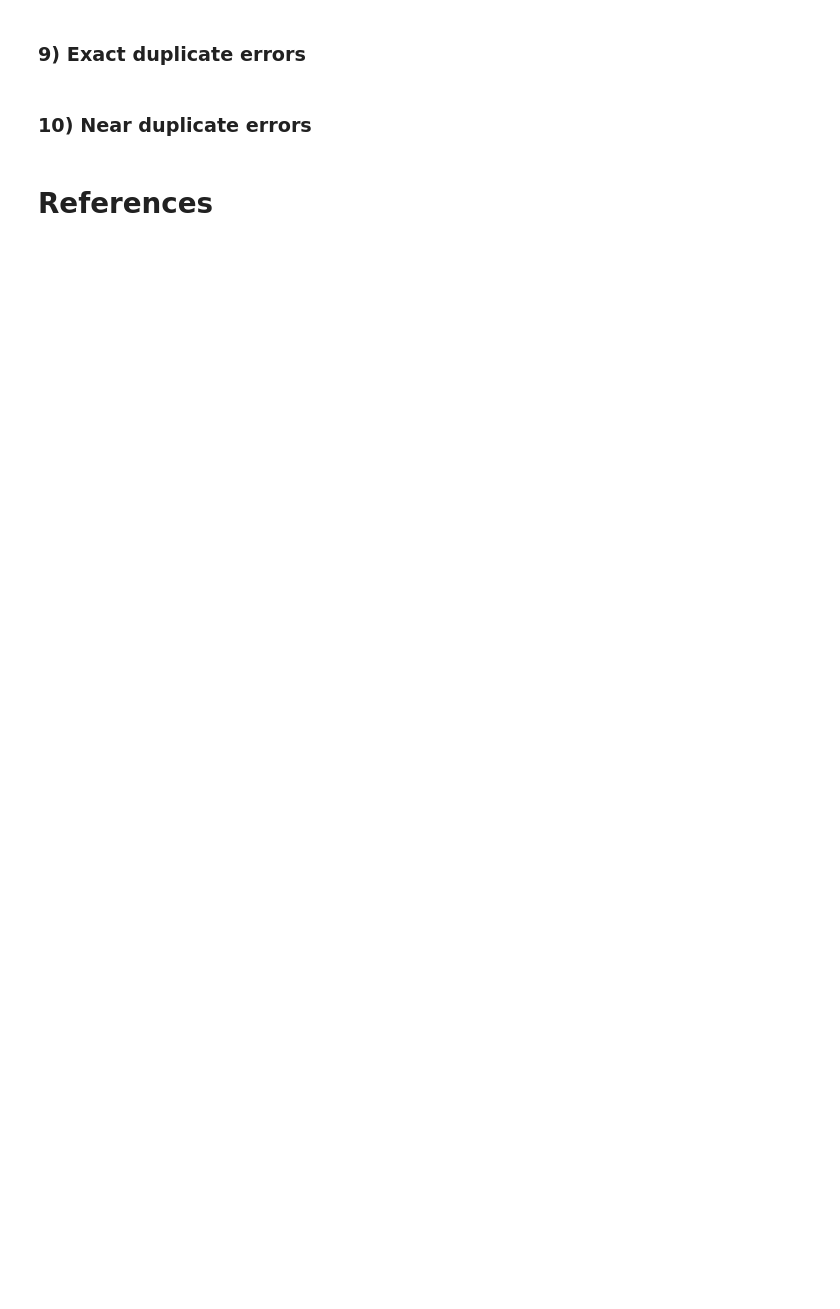
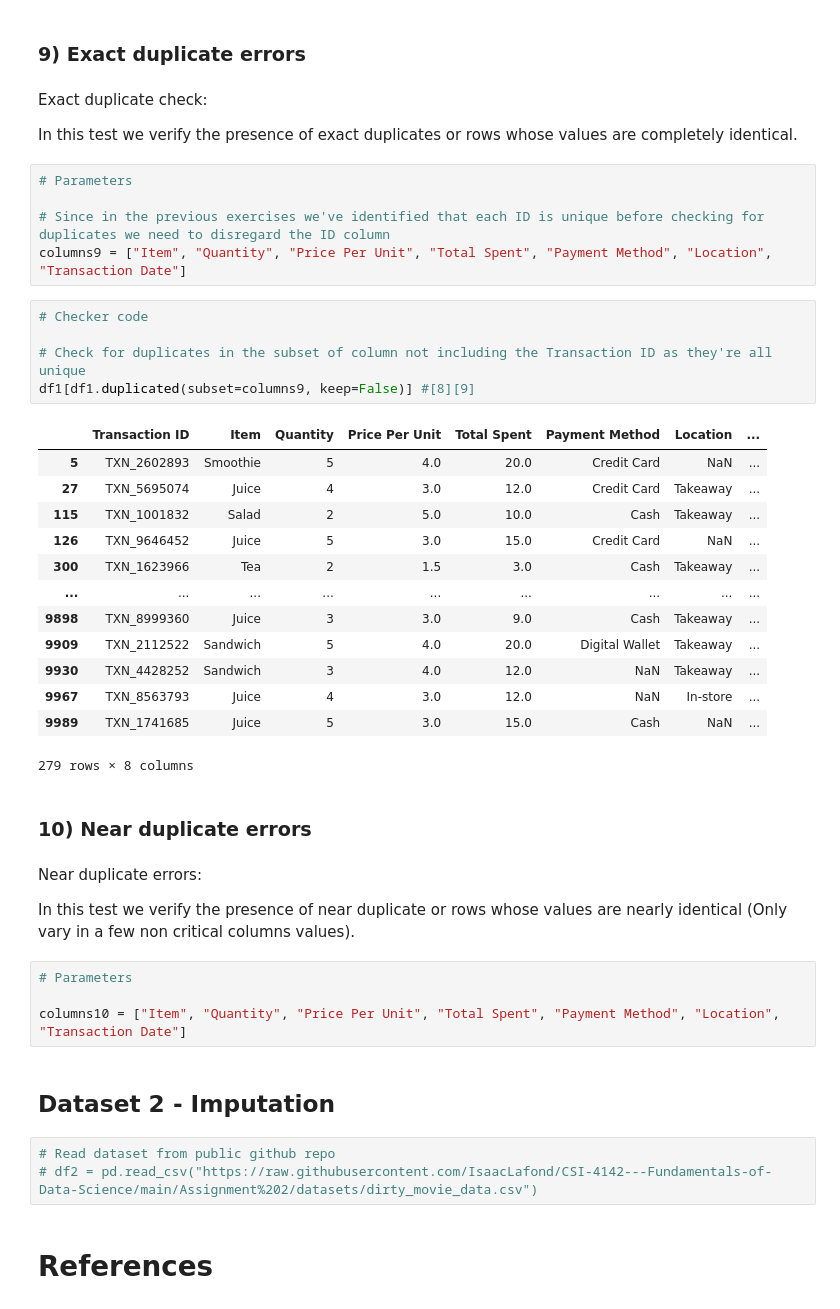
Before and after one commit to IsaacLafond/CSI-4142---Fundamentals-of-Data-Science, a Jupyter notebook: Assignment 2/assignment2.ipynb, the cells around one changed output. Cells and saved outputs as stored; diff of their text form; blank space fills up the shorter version.

Commit message:
clean data checks 1-9

```diff
--- a/Assignment 2/assignment2.ipynb
+++ b/Assignment 2/assignment2.ipynb
@@ -134,7 +350,48 @@ df_filtered
 # %% [markdown]
 ### **9) Exact duplicate errors**
+# %% [markdown]
+Exact duplicate check:
+
+In this test we verify the presence of exact duplicates or rows whose values are completely identical.
+# %%
+# Parameters
+
+# Since in the previous exercises we've identified that each ID is unique before checking for duplicates we need to disregard the ID column
+columns9 = ["Item", "Quantity", "Price Per Unit", "Total Spent", "Payment Method", "Location", "Transaction Date"]
+# %%
+# Checker code
+
+# Check for duplicates in the subset of column not including the Transaction ID as they're all unique
+df1[df1.duplicated(subset=columns9, keep=False)] #[8][9]
+# %% [output]
+|  | Transaction ID | Item | Quantity | Price Per Unit | Total Spent | Payment Method | Location | ... |
+| 5 | TXN_2602893 | Smoothie | 5 | 4.0 | 20.0 | Credit Card | NaN | ... |
+| 27 | TXN_5695074 | Juice | 4 | 3.0 | 12.0 | Credit Card | Takeaway | ... |
+| 115 | TXN_1001832 | Salad | 2 | 5.0 | 10.0 | Cash | Takeaway | ... |
+| 126 | TXN_9646452 | Juice | 5 | 3.0 | 15.0 | Credit Card | NaN | ... |
+| 300 | TXN_1623966 | Tea | 2 | 1.5 | 3.0 | Cash | Takeaway | ... |
+| ... | ... | ... | ... | ... | ... | ... | ... | ... |
+| 9898 | TXN_8999360 | Juice | 3 | 3.0 | 9.0 | Cash | Takeaway | ... |
+| 9909 | TXN_2112522 | Sandwich | 5 | 4.0 | 20.0 | Digital Wallet | Takeaway | ... |
+| 9930 | TXN_4428252 | Sandwich | 3 | 4.0 | 12.0 | NaN | Takeaway | ... |
+| 9967 | TXN_8563793 | Juice | 4 | 3.0 | 12.0 | NaN | In-store | ... |
+| 9989 | TXN_1741685 | Juice | 5 | 3.0 | 15.0 | Cash | NaN | ... |
+279 rows × 8 columns
 # %% [markdown]
 ### **10) Near duplicate errors**
+# %% [markdown]
+Near duplicate errors:
+
+In this test we verify the presence of near duplicate or rows whose values are nearly identical (Only vary in a few non critical columns values).
+# %%
+# Parameters
+
+columns10 = ["Item", "Quantity", "Price Per Unit", "Total Spent", "Payment Method", "Location", "Transaction Date"]
+# %% [markdown]
+## **Dataset 2 - Imputation**
+# %%
+# Read dataset from public github repo
+# df2 = pd.read_csv("https://raw.githubusercontent.com/IsaacLafond/CSI-4142---Fundamentals-of-Data-Science/main/Assignment%202/datasets/dirty_movie_data.csv")
 # %% [markdown]
 # **References**
 # %% [markdown]
```
Also changed, not shown: parts of 22 cells of this notebook.
